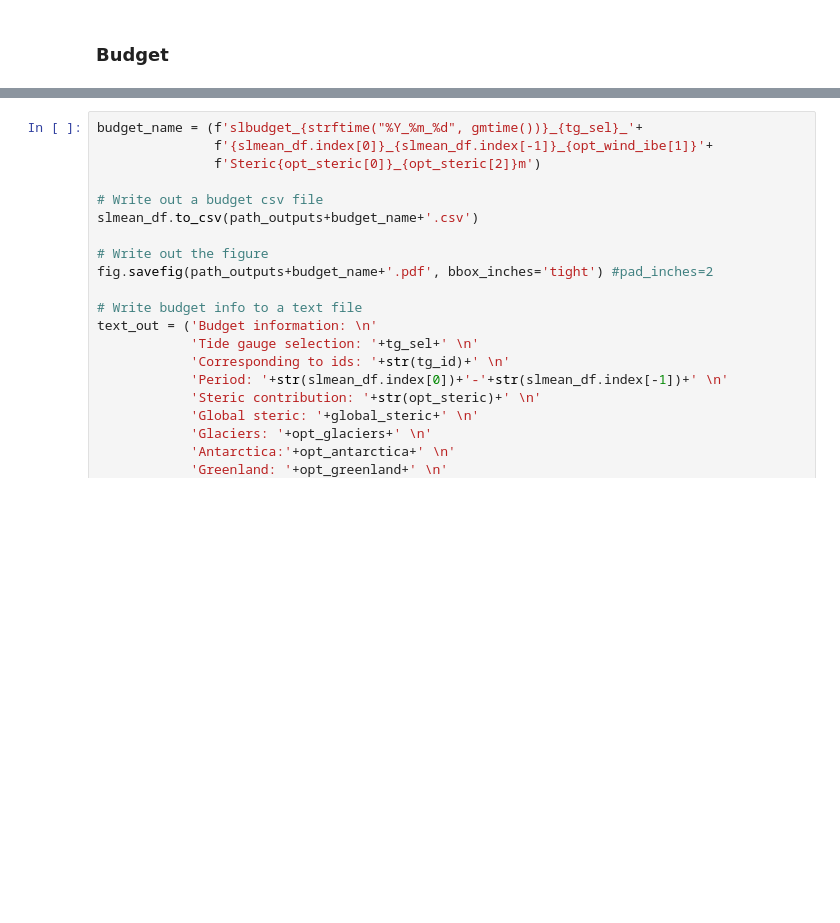
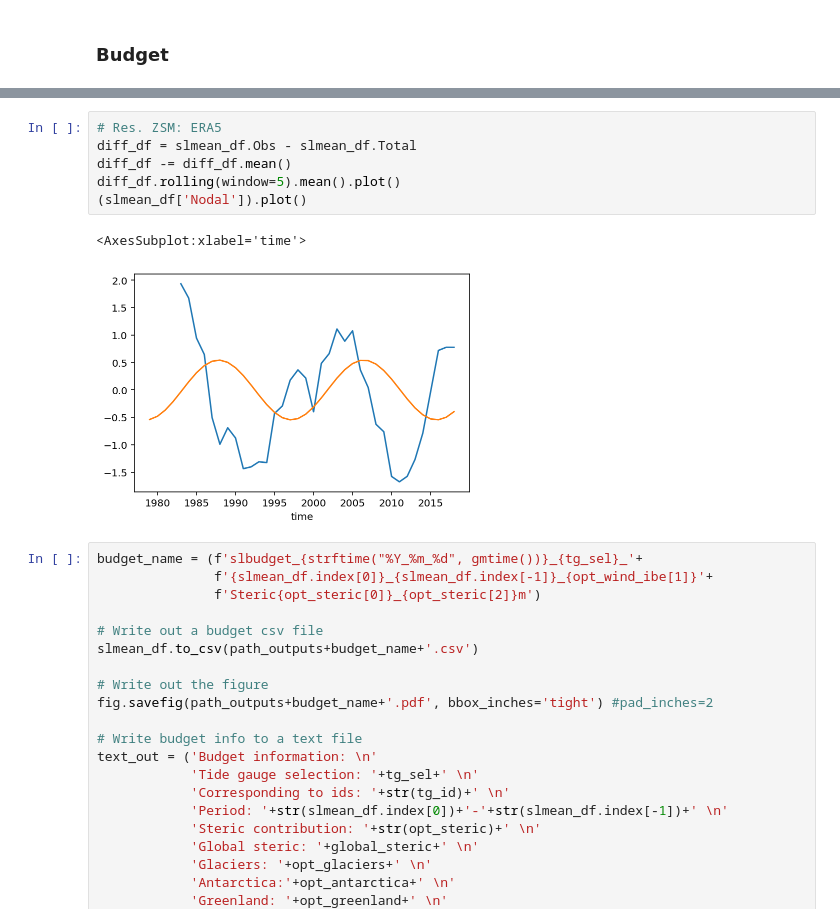
Before and after one commit to Jacobiaan/SLBudget, a Jupyter notebook: notebooks/Budget.ipynb, the cells around one changed output, grey strips where cells are left out. Cells and saved outputs as stored; diff of their text form; blank space fills up the shorter version.

```diff
--- a/notebooks/Budget.ipynb
+++ b/notebooks/Budget.ipynb
@@ -123,3 +134,12 @@ fig, ax = slc.plot_budget(tg_sel, slmean_df)
+# %%
+# Res. ZSM: ERA5
+diff_df = slmean_df.Obs - slmean_df.Total
+diff_df -= diff_df.mean()
+diff_df.rolling(window=5).mean().plot()
+(slmean_df['Nodal']).plot()
+# %% [output]
+<AxesSubplot:xlabel='time'>
+[figure, added]
 # %%
 budget_name = (f'slbudget_{strftime("%Y_%m_%d", gmtime())}_{tg_sel}_'+
                f'{slmean_df.index[0]}_{slmean_df.index[-1]}_{opt_wind_ibe[1]}'+
```
Also changed, not shown: parts of 8 cells of this notebook, 3 other files.
